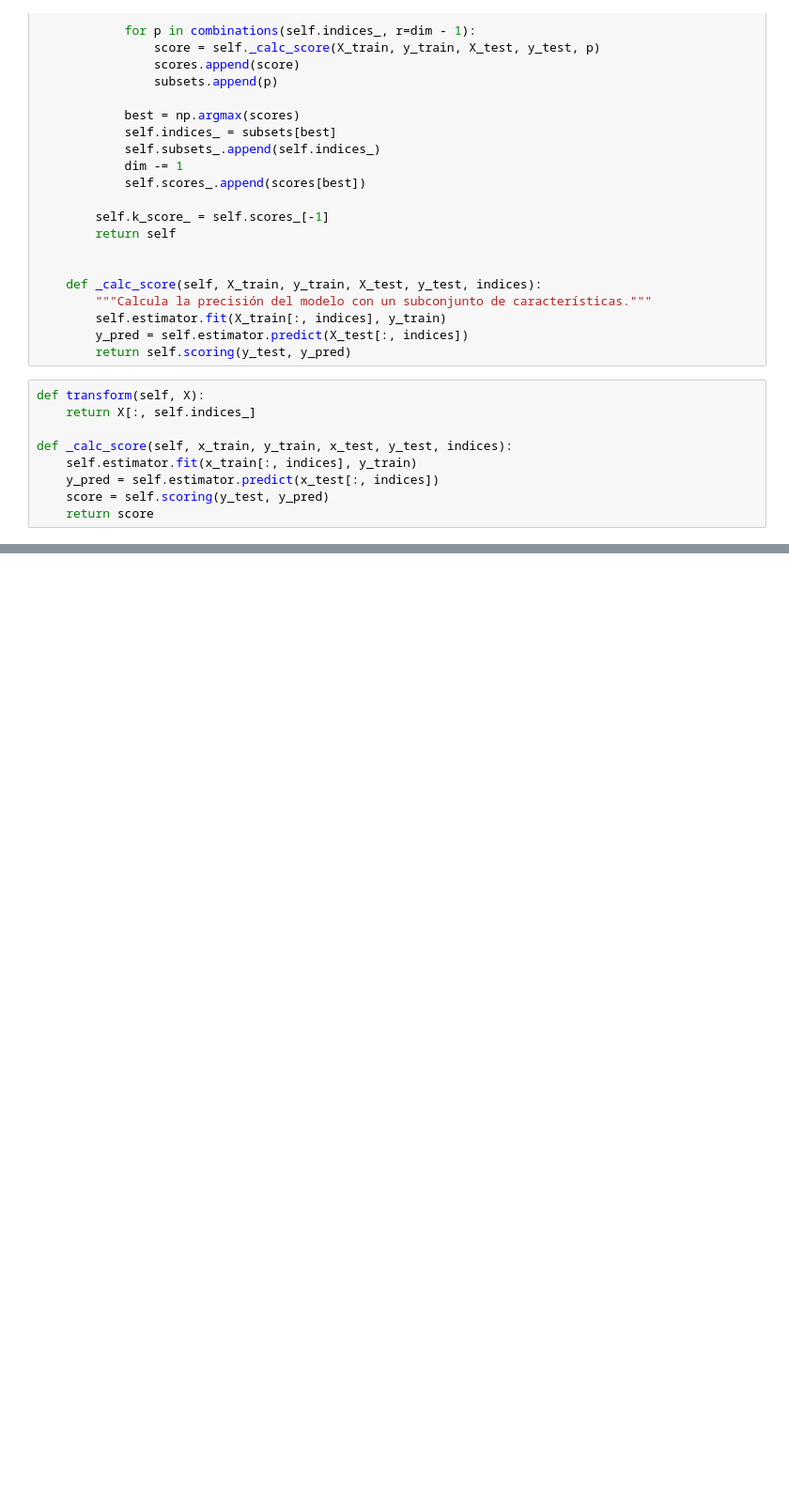
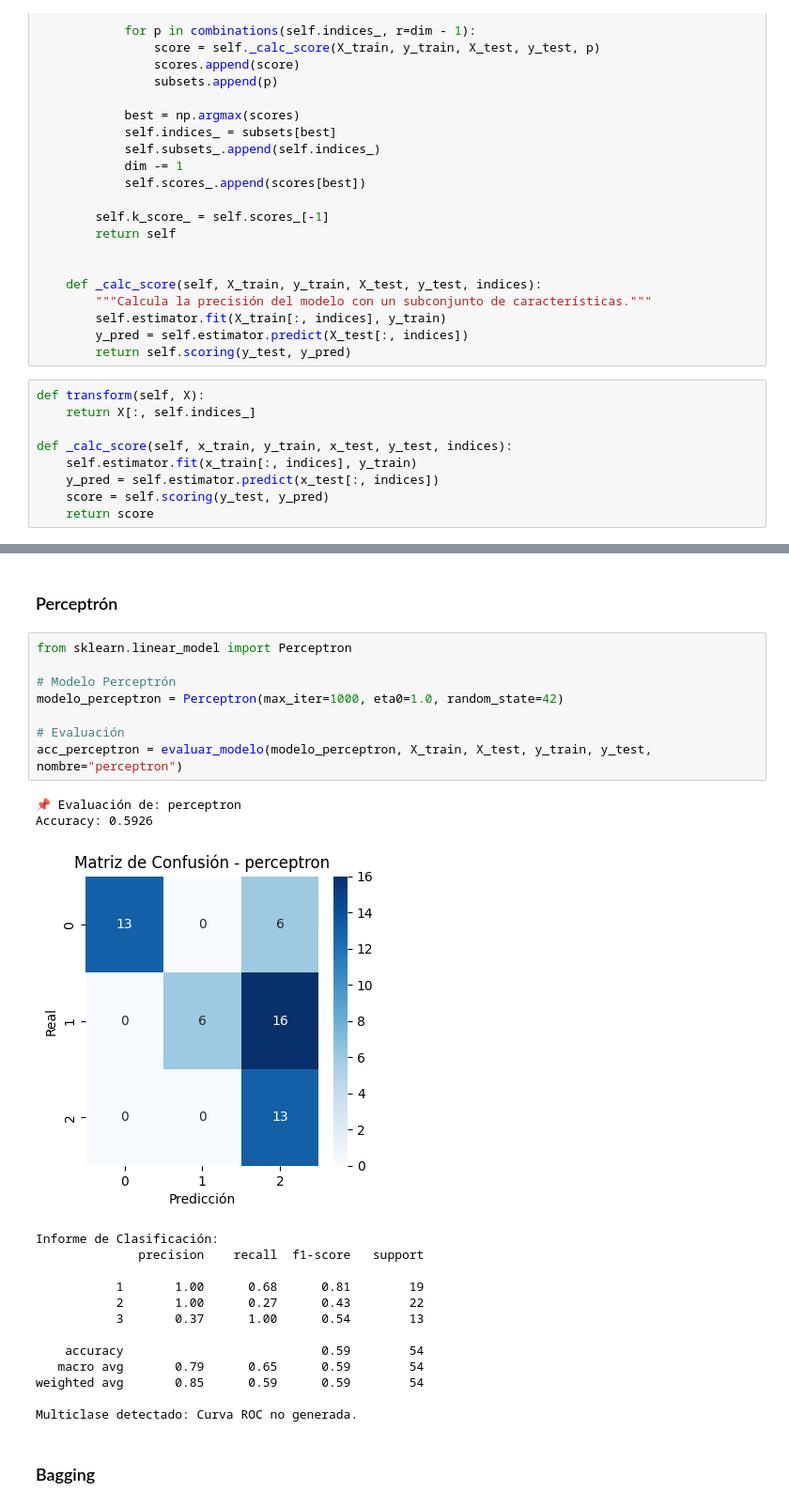
Before and after one commit to JuanMP/Sistemas-de-Aprendizaje, a Jupyter notebook: UD02/Clasificación/saa_02_p04_a3_JMP.ipynb, the cells around one changed output, grey strips where cells are left out. Shown at 94% size. Saved outputs shown, nothing was run; the diff lists cells and outputs as text; blank space fills up the shorter version.

```diff
--- a/UD02/Clasificación/saa_02_p04_a3_JMP.ipynb
+++ b/UD02/Clasificación/saa_02_p04_a3_JMP.ipynb
@@ -384,0 +525,28 @@ import matplotlib.pyplot as plt
+# %% [markdown]
+### Perceptrón
+# %%
+from sklearn.linear_model import Perceptron
+
+# Modelo Perceptrón
+modelo_perceptron = Perceptron(max_iter=1000, eta0=1.0, random_state=42)
+
+# Evaluación
+acc_perceptron = evaluar_modelo(modelo_perceptron, X_train, X_test, y_train, y_test, nombre="perceptron")
+# %% [output]
+📌 Evaluación de: perceptron
+Accuracy: 0.5926
+[figure, added]
+Informe de Clasificación:
+              precision    recall  f1-score   support
+
+           1       1.00      0.68      0.81        19
+           2       1.00      0.27      0.43        22
+           3       0.37      1.00      0.54        13
+
+    accuracy                           0.59        54
+   macro avg       0.79      0.65      0.59        54
+weighted avg       0.85      0.59      0.59        54
+
+Multiclase detectado: Curva ROC no generada.
+# %% [markdown]
+### Bagging
```
Also changed, not shown: parts of 20 cells of this notebook.
